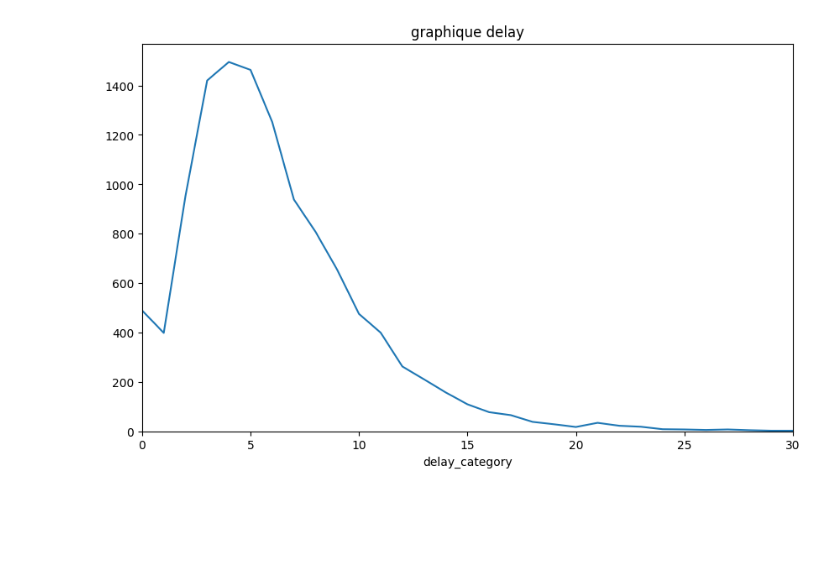
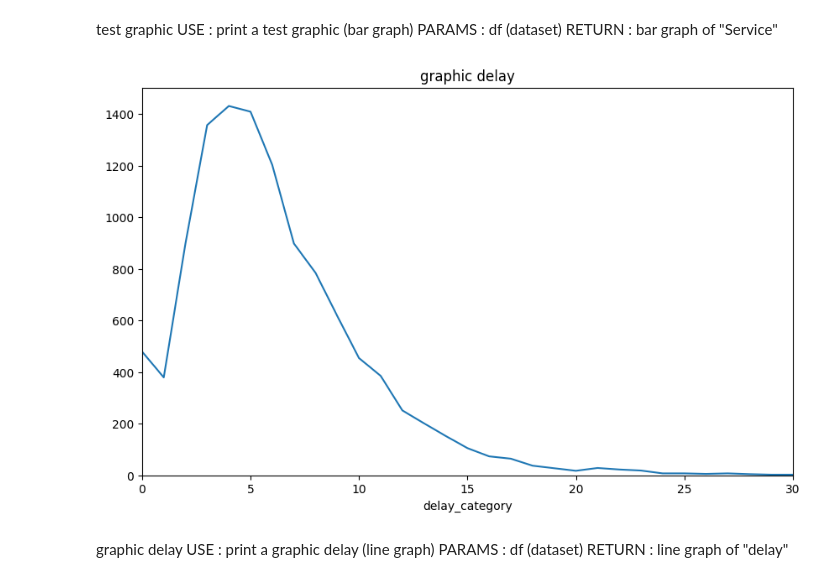
Before and after one commit to comeChaslerie/Tardis, a Jupyter notebook: tardis_eda.ipynb, the cells around one changed output. Saved outputs shown, nothing was run; the diff lists cells and outputs as text; code cells hidden in the pictures; blank space fills up the shorter version.

```diff
--- a/tardis_eda.ipynb
+++ b/tardis_eda.ipynb
@@ -0,0 +65,6 @@
+# %%
+def new_cols(df):
+    df['Month'] = df['Date'].dt.month
+    df['Year'] = df['Date'].dt.year
+    df['delay_category'] = df['Average delay of all trains at arrival'].round()
+    return df
@@ -0,0 +76,28 @@
+# %%
+null_val_to_zero = [
+    'Number of scheduled trains',
+    'Number of cancelled trains',
+    'Number of trains delayed at departure',
+    'Average delay of late trains at departure',
+    'Average delay of all trains at departure',
+    'Number of trains delayed at arrival',
+    'Average delay of late trains at arrival',
+    'Average delay of all trains at arrival',
+    'Number of trains delayed > 15min',
+    'Average delay of trains > 15min (if competing with flights)',
+    'Number of trains delayed > 30min',
+    'Number of trains delayed > 60min',
+    'Pct delay due to external causes',
+    'Pct delay due to infrastructure',
+    'Pct delay due to traffic management',
+    'Pct delay due to rolling stock',
+    'Pct delay due to station management and equipment reuse',
+    'Pct delay due to passenger handling (crowding, disabled persons, connections)'
+]
+
+def handle_null_value(df):
+    df[cols_to_string] = df[cols_to_string].fillna("None")
+    df[null_val_to_zero] = df[null_val_to_zero].fillna(0)
+    median_val = df['Average journey time'].median()
+    df['Average journey time'] = df['Average journey time'].fillna(median_val)
+    return df
@@ -81,12 +161,21 @@ plt.show()
+# %% [markdown]
+test graphic
+USE : print a test graphic (bar graph)
+PARAMS : df (dataset)
+RETURN : bar graph of "Service"
 # %%
-df['delay_category'] = pd.to_numeric(df['Average delay of all trains at arrival'], errors='coerce').round()
-counts = df['delay_category'].value_counts().sort_index()
+counts = df['delay_category'].value_counts()
 
 plt.figure(figsize=(10, 6))
 sns.lineplot(x=counts.index, y=counts.values)
 plt.xlim(0, 30)
 plt.ylim(0)
-plt.title("graphique delay")
+plt.title("graphic delay")
 plt.show()
 # %% [output]
-[figure, old version]
+[figure, new version]
+# %% [markdown]
+graphic delay
+USE : print a graphic delay (line graph)
+PARAMS : df (dataset)
+RETURN : line graph of "delay"
```
Also changed, not shown: parts of 9 cells of this notebook.
